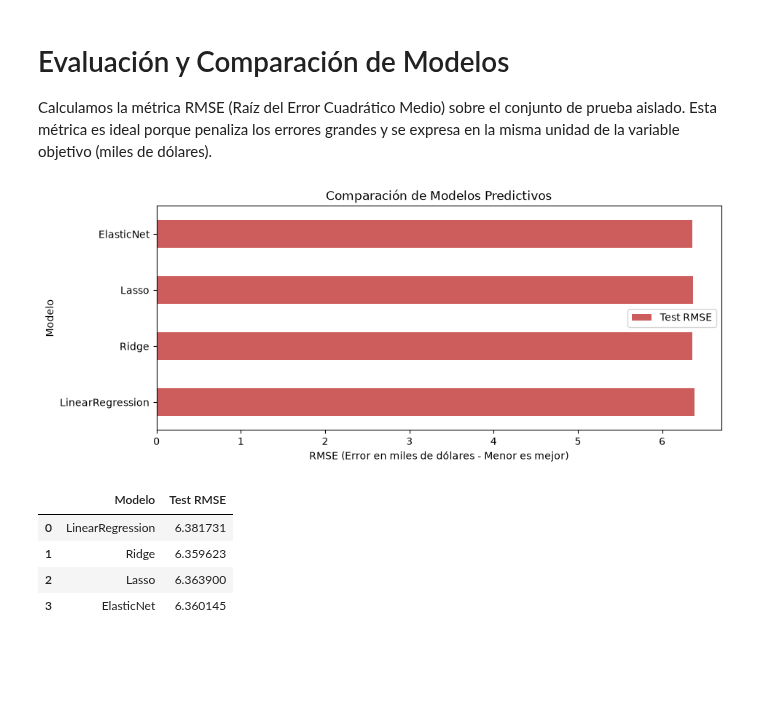
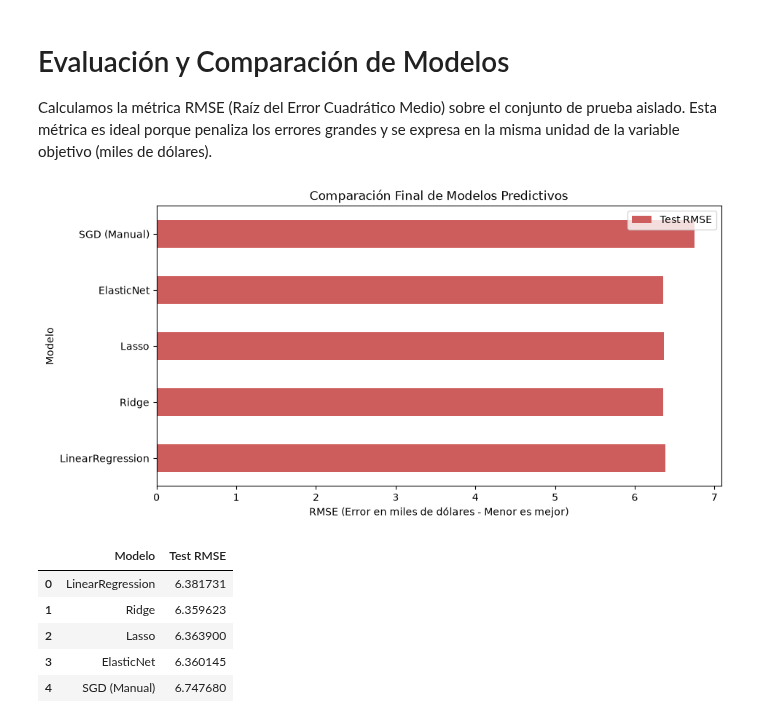
Before and after one commit to Guillerminav/TP_AA1_Arias_Bousono_Casariego, a Jupyter notebook: TP-regresion-AA1.ipynb, the cells around one changed output. Drawn from its saved outputs; the diff is of its cells as text; code cells hidden in the pictures; blank space fills up the shorter version.

```diff
--- a/TP-regresion-AA1.ipynb
+++ b/TP-regresion-AA1.ipynb
@@ -493,40 +582,46 @@ array([[21.95021983],
 # Evaluación y Comparación de Modelos
 
 Calculamos la métrica RMSE (Raíz del Error Cuadrático Medio) sobre el conjunto de prueba aislado. Esta métrica es ideal porque penaliza los errores grandes y se expresa en la misma unidad de la variable objetivo (miles de dólares).
-# %%
-# Generamos predicciones
-y_pred_lr = lr.predict(X_test_final)
-y_pred_ridge = ridge_cv.predict(X_test_final)
-y_pred_lasso = lasso_cv.predict(X_test_final)
-y_pred_elastic = elastic_cv.predict(X_test_final)
-
-# Función para calcular RMSE
-def get_rmse(y_real, y_pred):
-    return np.sqrt(mean_squared_error(y_real, y_pred))
-
-# Calculamos los errores
-rmse_lr = get_rmse(y_test, y_pred_lr)
-rmse_ridge = get_rmse(y_test, y_pred_ridge)
-rmse_lasso = get_rmse(y_test, y_pred_lasso)
-rmse_elastic = get_rmse(y_test, y_pred_elastic)
-
-# Armamos la comparación visual propuesta por la cátedra
-df_comparacion = pd.DataFrame({
-    'Modelo': ['LinearRegression', 'Ridge', 'Lasso', 'ElasticNet'],
-    'Test RMSE': [rmse_lr, rmse_ridge, rmse_lasso, rmse_elastic]
-})
-
-fig, ax = plt.subplots(figsize=(10, 4))
-df_comparacion.set_index('Modelo').plot(kind='barh', ax=ax, color='indianred')
-ax.set_xlabel('RMSE (Error en miles de dólares - Menor es mejor)')
-ax.set_title('Comparación de Modelos Predictivos')
-plt.show()
-
-display(df_comparacion)
-# %% [output]
-[figure, removed]
-|  | Modelo | Test RMSE |
-| 0 | LinearRegression | 6.381731 |
-| 1 | Ridge | 6.359623 |
-| 2 | Lasso | 6.363900 |
-| 3 | ElasticNet | 6.360145 |
+# %%
+# Generamos predicciones para los modelos de Scikit-Learn
+y_pred_lr = lr.predict(X_test_final)
+y_pred_ridge = ridge_cv.predict(X_test_final)
+y_pred_lasso = lasso_cv.predict(X_test_final)
+y_pred_elastic = elastic_cv.predict(X_test_final)
+
+# Generamos la predicción usando los pesos (W) obtenidos del SGD Óptimo
+X_test_b = np.hstack((np.ones((X_test_final.shape[0], 1)), X_test_final.values))
+y_pred_sgd = np.matmul(X_test_b, W_sgd_optimo)
+
+# Función para calcular RMSE
+def get_rmse(y_real, y_pred):
+    return np.sqrt(mean_squared_error(y_real, y_pred))
+
+# Calculamos los errores
+rmse_lr = get_rmse(y_test, y_pred_lr)
+rmse_ridge = get_rmse(y_test, y_pred_ridge)
+rmse_lasso = get_rmse(y_test, y_pred_lasso)
+rmse_elastic = get_rmse(y_test, y_pred_elastic)
+rmse_sgd = get_rmse(y_test, y_pred_sgd) # Nuevo error SGD
+
+# Armamos la comparación visual propuesta por la cátedra
+df_comparacion = pd.DataFrame({
+    'Modelo': ['LinearRegression', 'Ridge', 'Lasso', 'ElasticNet', 'SGD (Manual)'],
+    'Test RMSE': [rmse_lr, rmse_ridge, rmse_lasso, rmse_elastic, rmse_sgd]
+})
+
+fig, ax = plt.subplots(figsize=(10, 5))
+df_comparacion.set_index('Modelo').plot(kind='barh', ax=ax, color='indianred')
+ax.set_xlabel('RMSE (Error en miles de dólares - Menor es mejor)')
+ax.set_title('Comparación Final de Modelos Predictivos')
+plt.show()
+
+display(df_comparacion)
+# %% [output]
+[figure, added]
+|  | Modelo | Test RMSE |
+| 0 | LinearRegression | 6.381731 |
+| 1 | Ridge | 6.359623 |
+| 2 | Lasso | 6.363900 |
+| 3 | ElasticNet | 6.360145 |
+| 4 | SGD (Manual) | 6.747680 |
```
Also changed, not shown: parts of 5 cells of this notebook.
